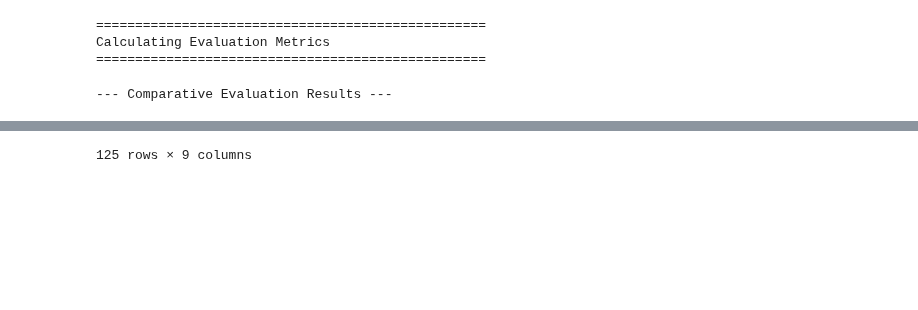
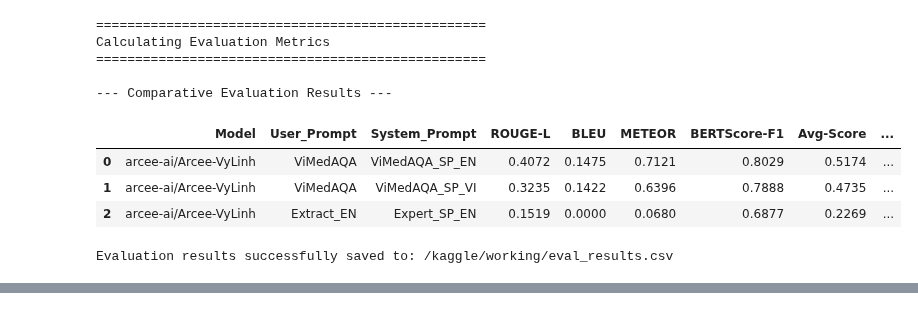
Before and after one commit to phuchaitt3/MedicalQA, a Jupyter notebook: models-evaluation.ipynb, the cells around one changed output, grey strips where cells are left out. Saved outputs shown, nothing was run; the diff lists cells and outputs as text; code cells hidden in the pictures; blank space fills up the shorter version.

```diff
--- a/models-evaluation.ipynb
+++ b/models-evaluation.ipynb
@@ -584,4 +592,6 @@ Complete! Saved 100 rows to the file:
 # %%
+pd.set_option('display.max_rows', None)
+
 # Step 6: Evaluate the Generated Answers
 if all_generated_answers:
     # Load all the metrics we need
@@ -601,9 +611,9 @@ if all_generated_answers:
         # Check for empty predictions to prevent ZeroDivisionError in BLEU ---
         # The `any()` function returns False if all strings in the list are empty.
         if not any(predictions):
-            print(f"  WARNING: Model & Prompt Strategy '{result_key}' produced empty answers for all samples. Assigning all metric scores to 0.")
+            print(f"  WARNING: Model & User Prompt '{result_key}' produced empty answers for all samples. Assigning all metric scores to 0.")
             result_row = {
-                "Model & Prompt Strategy": result_key,
+                "Model & User Prompt": result_key,
                 "ROUGE-L": 0.0,
                 "BLEU": 0.0,
                 "METEOR": 0.0,
@@ -632,7 +642,7 @@ if all_generated_answers:
         # Store results (this part is the same as before)
         result_row = {
             "Model": model_name,
-            "Prompt_Strategy": prompt_name,
+            "User_Prompt": prompt_name,
             "System_Prompt": sp_name,
             "ROUGE-L": rouge_l,
             "BLEU": bleu,
@@ -650,6 +660,11 @@ if all_generated_answers:
     print("\n--- Comparative Evaluation Results ---")
     display(results_df)
 
+    # Save the evaluation results DataFrame to a separate CSV file
+    evaluation_output_path = "/kaggle/working/eval_results.csv"
+    results_df.to_csv(evaluation_output_path, index=False, encoding='utf-8-sig')
+    print(f"\nEvaluation results successfully saved to: {evaluation_output_path}")
+
 else:
     print("\nNo answers were generated. Skipping evaluation.")
 # %% [output]
@@ -661,4 +677,10 @@ else:
 ==================================================
 Calculating Evaluation Metrics
 ==================================================
+
+--- Comparative Evaluation Results ---
+|  | Model | User_Prompt | System_Prompt | ROUGE-L | BLEU | METEOR | BERTScore-F1 | Avg-Score | ... |
+| 0 | arcee-ai/Arcee-VyLinh | ViMedAQA | ViMedAQA_SP_EN | 0.4072 | 0.1475 | 0.7121 | 0.8029 | 0.5174 | ... |
+| 1 | arcee-ai/Arcee-VyLinh | ViMedAQA | ViMedAQA_SP_VI | 0.3235 | 0.1422 | 0.6396 | 0.7888 | 0.4735 | ... |
+| 2 | arcee-ai/Arcee-VyLinh | Extract_EN | Expert_SP_EN | 0.1519 | 0.0000 | 0.0680 | 0.6877 | 0.2269 | ... |
---- Comparative Evaluation Results ---
+Evaluation results successfully saved to: /kaggle/working/eval_results.csv
@@ -677 +686,0 @@ Calculating Evaluation Metrics
-125 rows × 9 columns
```
Also changed, not shown: parts of 11 cells of this notebook, 6 other files.
